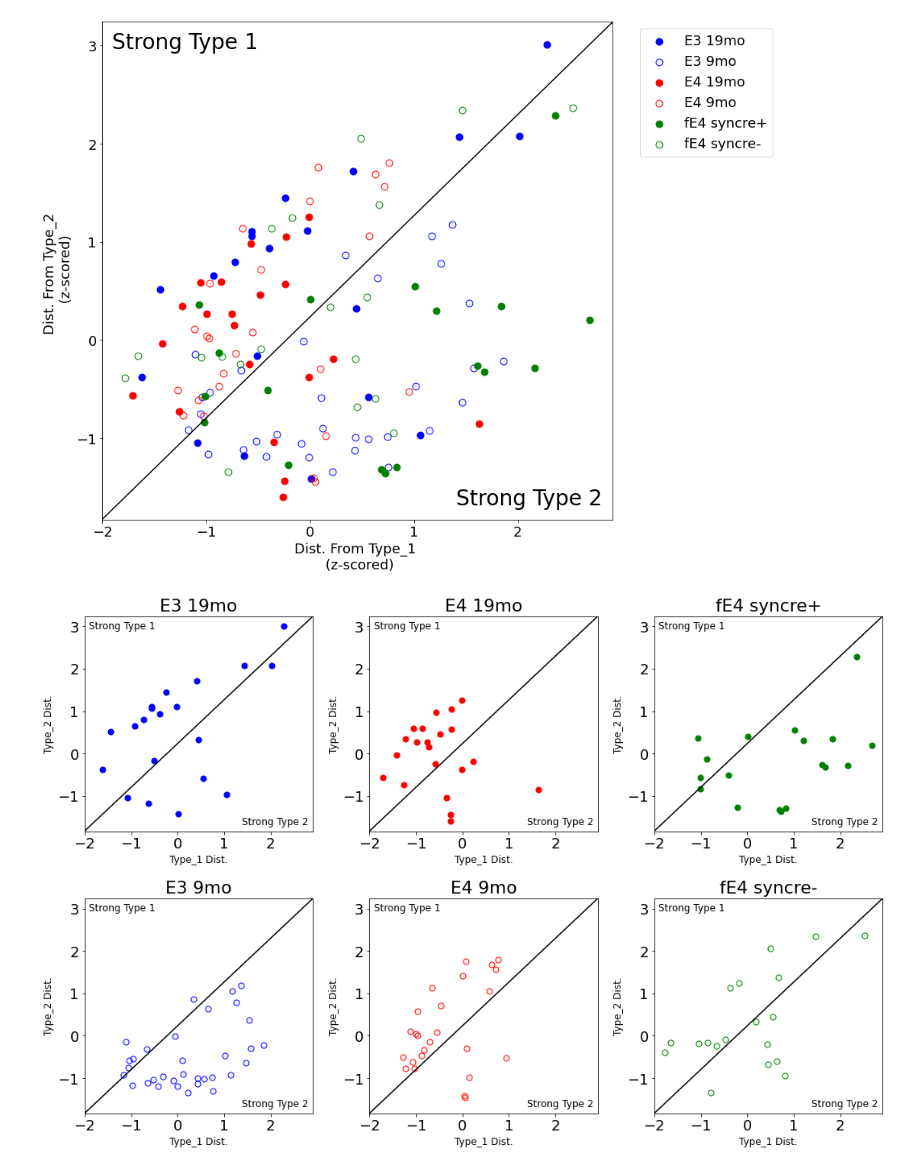
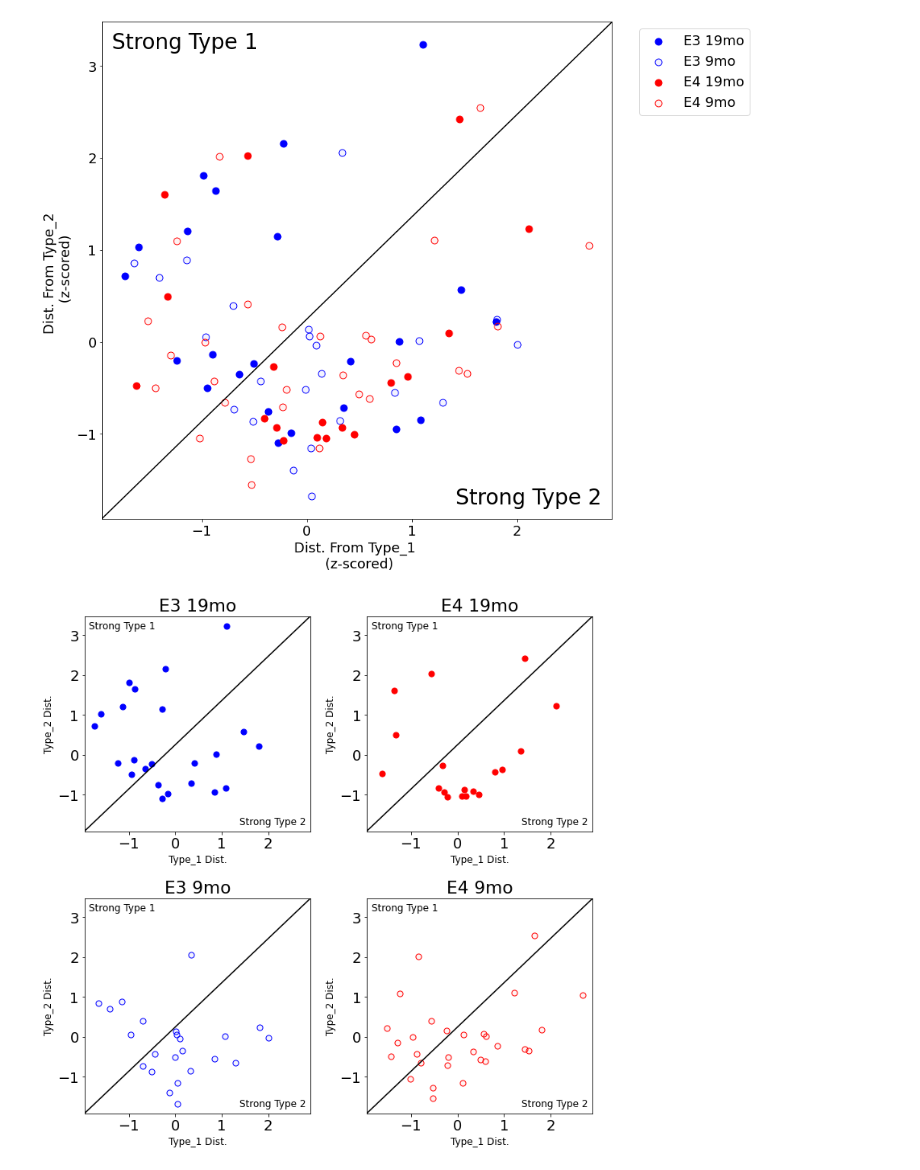
Before and after one commit to dtabuena/ApoE_Data_Clustering, a Jupyter notebook: Cluster_CA3.ipynb, the cells around one changed output. Cells and saved outputs as stored; diff of their text form; code cells hidden in the pictures.

```diff
--- a/Cluster_CA3.ipynb
+++ b/Cluster_CA3.ipynb
@@ -17,7 +17,7 @@ plot_extras = True
 exclude_extras =True
 # %%
 link = 'https://www.dropbox.com/sh/e52vk7qbr4p0pfw/AACSiEAskL4ZSexlFN0L5S76a?dl=0'
-xl_to_analyze = 'CA3 parameters for PCA.xlsx'
+xl_to_analyze = 'CA1 main parameters.xlsx'
 
 my_drop_folder = 'my_drop_folder'
 zipped_file_path = "/content/"+my_drop_folder + ".zip"
@@ -59,6 +54,10 @@ full_df = pd.concat(df_list)
 for r in full_df.index:
     if full_df.loc[r,'AP amp'] <60:
         full_df.at[r,'AP amp'] = np.nan
+# %%
+if 'extras' not in full_df.columns:
+    exclude_extras = False
+    plot_extras = False
 # %%
 labeling = ['Cell','type','extra'] # non numerical data
 numericals = [c for c in full_df.columns if c not in labeling ]
@@ -281,7 +281,7 @@ plt.tight_layout()
 
 
 #### separate #####
-fig_sep_hist, axs = axs = plt.subplots(2,int(num_t/2),figsize = [int(num_t/2)*5,10])
+fig_sep_hist, axs = plt.subplots(2,int(num_t/2),figsize = [int(num_t/2)*5,10])
 axs = axs.T.flatten()
 for ti in range(num_t):
     t = uniq_types[ti]
@@ -319,2 +319,2 @@ fig_sep_hist.savefig('GenoType_Histos.'+fig_opt['format'],**fig_opt)
-[figure, old version]
+[figure, new version]
-[figure, old version]
+[figure, new version]
```
Also changed, not shown: parts of 9 cells of this notebook.
